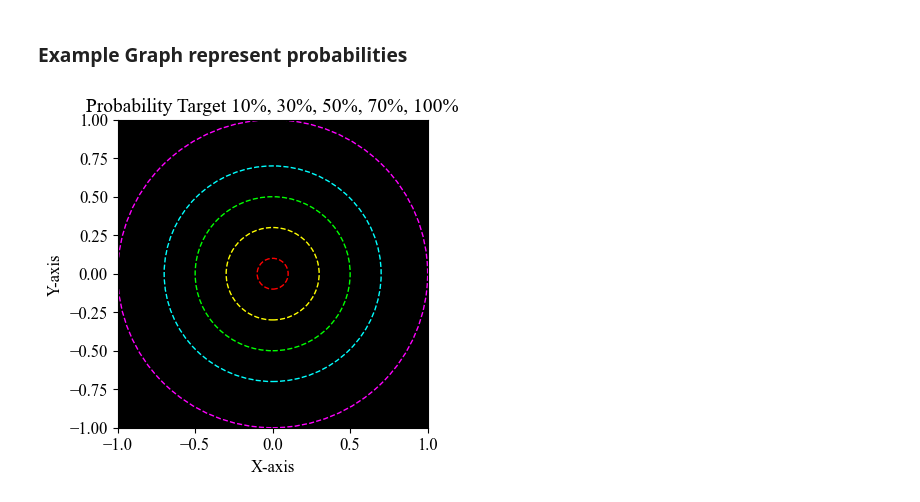
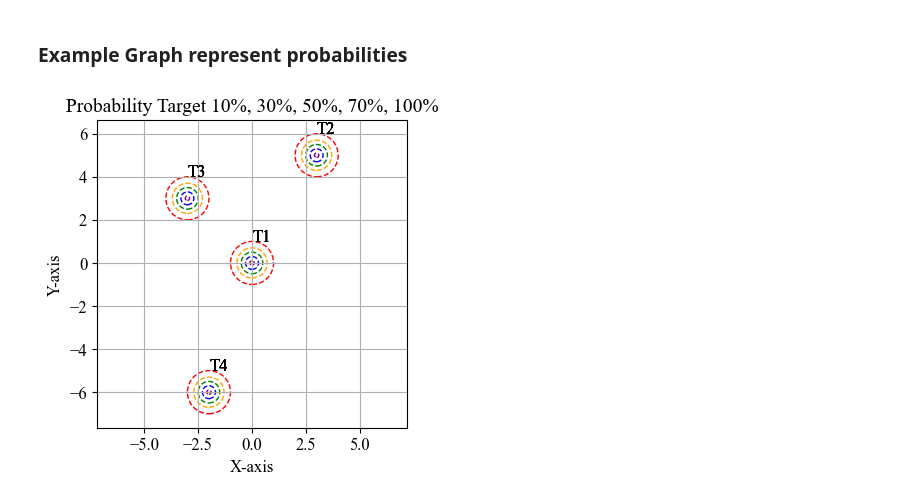
Before and after one commit to adills/example_pytorch, a Jupyter notebook: sysEqns.ipynb, the cells around one changed output. Saved outputs shown, nothing was run; the diff lists cells and outputs as text; code cells hidden in the pictures.

Commit message:
finished circle probability figure

```diff
--- a/sysEqns.ipynb
+++ b/sysEqns.ipynb
@@ -634,38 +634,52 @@ At this point, I would like to see if we can create a model to predict the last
 # %%
 # Create a figure with an 8x8 inch size
 plt.figure(figsize=(4, 4))
 ax = plt.gca()#axes()#([0.05, 0.05, 1, 1])
 
 # Define radii for each probability level (as fractions of the unit circle)
 radii = [0.1, 0.3, 0.5, 0.7, 1.0]
 
-# change default range so that new circles will work
-ax.set_xlim((-radii[-1], radii[-1]))
-ax.set_ylim((-radii[-1], radii[-1]))
-
 # Assign colors to each circle
 colors = ['#ff0000', '#ffff00', '#00ff00', '#00ffff', '#ff00ff']
+color_map = {
+    0.1: 'purple',
+    0.3: 'blue',
+    0.5: 'green',
+    0.7: 'orange',
+    1.0: 'red'
+}
+xy_circles = [(0,0), (3,5), (-3,3), (-2, -6)]
+xy_names = ['T1', 'T2', 'T3', 'T4']
 
-for r in radii:
-    # Draw each circle as a dashed line outline without filling
-    circle = plt.Circle((0, 0), r, linestyle='--', fill=False, edgecolor=colors[radii.index(r)])
-    # ax.add_artist(circle)
-    ax.add_patch(circle)
+# change default range so that new circles will work
+ax.set_xlim((min([c[0] for c in xy_circles])-radii[-1]-radii[0],
+             max([c[0] for c in xy_circles])+radii[-1]+radii[0]))
+ax.set_ylim((min([c[1] for c in xy_circles])-radii[-1]-radii[0],
+             max([c[1] for c in xy_circles])+radii[-1]+radii[0]))
+
+for n in range(len(xy_circles)):
+    for r in radii:
+        # Draw each circle as a dashed line outline without filling
+        circle = plt.Circle(xy_circles[n], r, linestyle='--', fill=False, color=color_map[r])#edgecolor=colors[radii.index(r)])
+        ax.add_patch(circle)
+        plt.text(xy_circles[n][0], xy_circles[n][1]+radii[-1], xy_names[n])
 
 # Set background colors for a clean look
 ax.set_facecolor('white')
-plt.gca().set_facecolor('black')
+ax.axis('equal')
 
 # Add labels and title
 mytitle = "Probability Target"
 for r in radii:
     mytitle+=f" {(r*100):.0f}%,"
 mytitle=mytitle[:-1]
 plt.title(mytitle, fontsize=14)
+plt.grid()
 plt.xlabel('X-axis')
 plt.ylabel('Y-axis')
 
 # Display the graph
+plt.savefig('cicles.png')
 plt.show()
 # %% [output]
-[figure, old version]
+[figure, new version]
```
